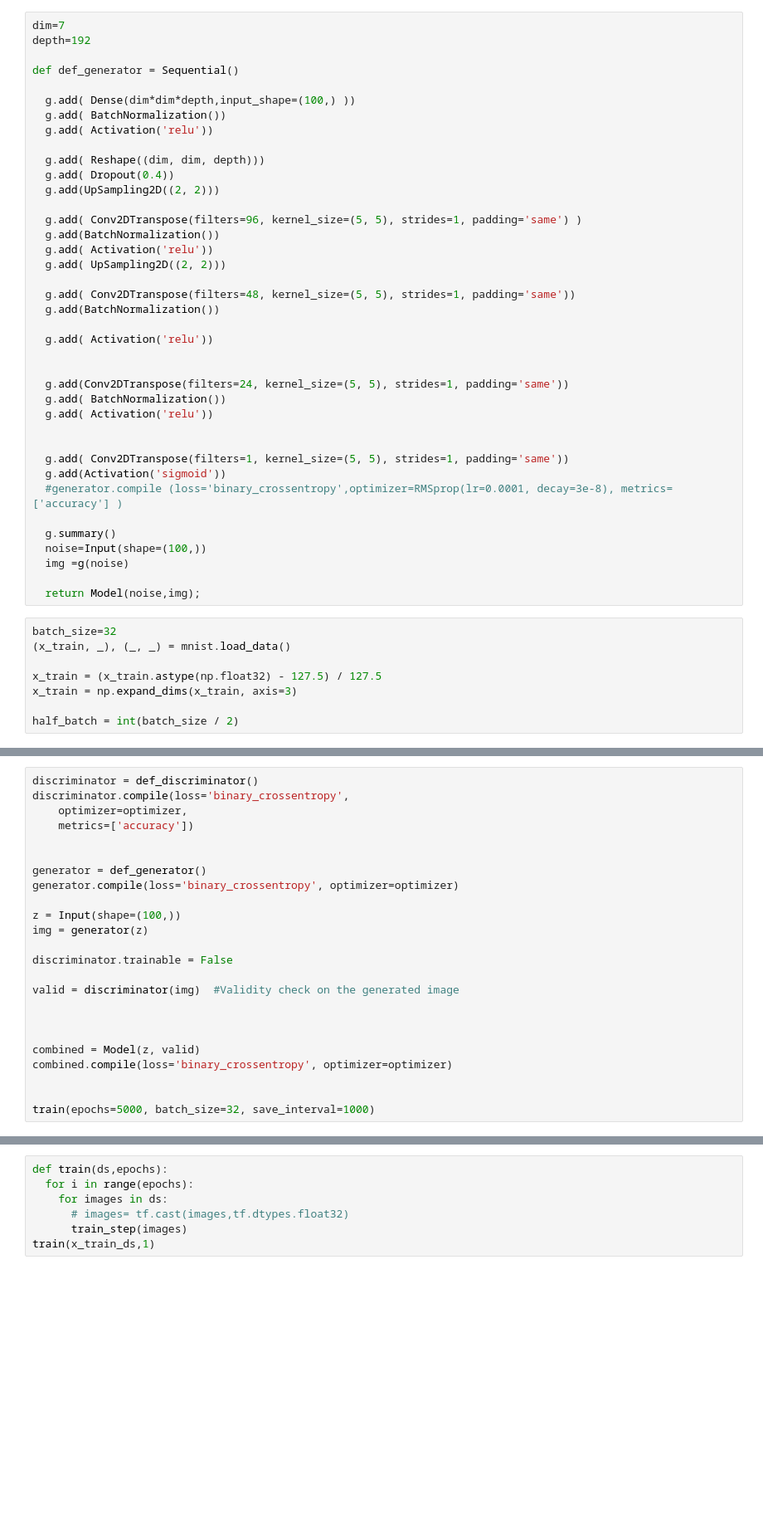
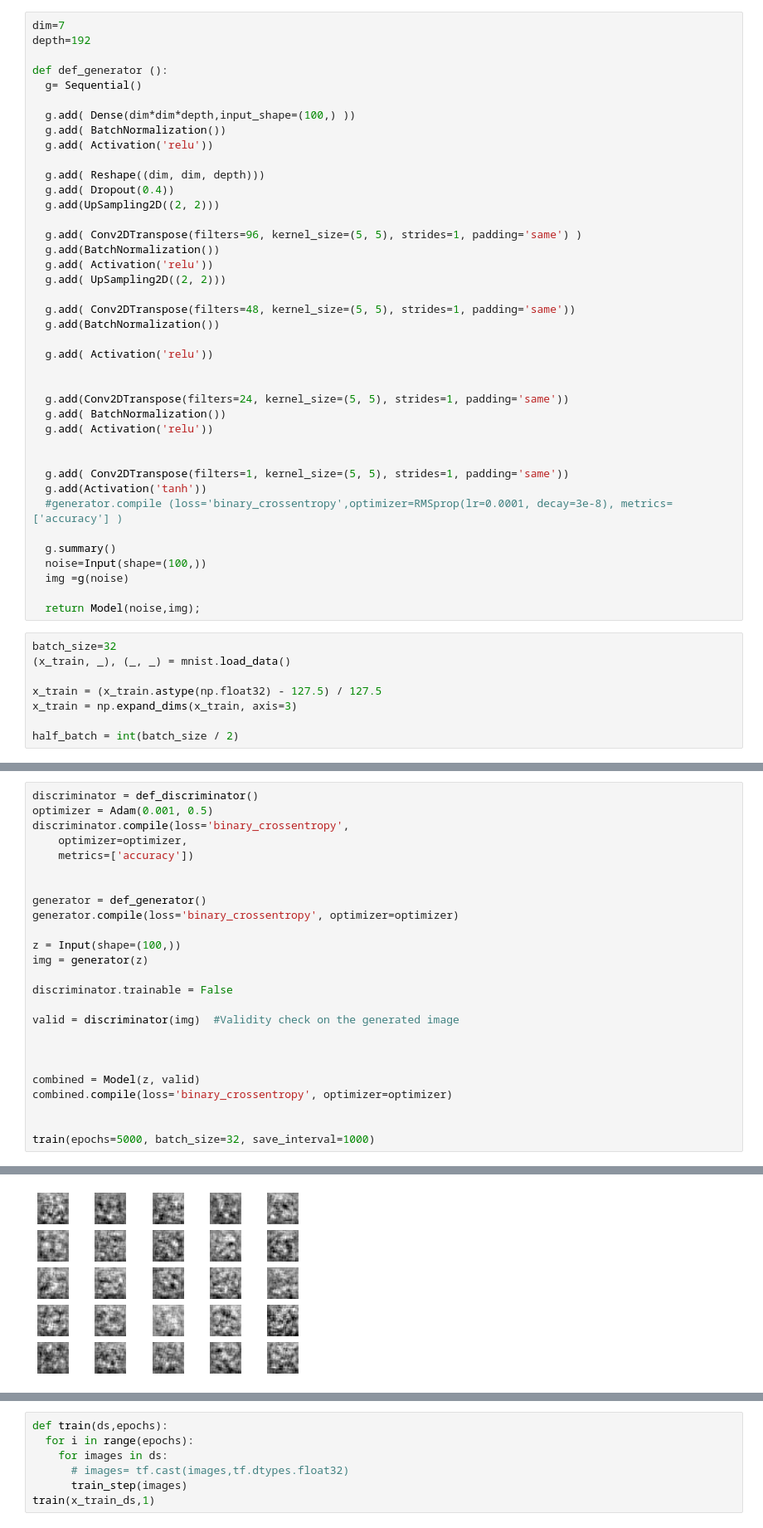
Before and after one commit to appersaravanan/Semeter-2-Assignment-1, a Jupyter notebook: GAN.ipynb, the cells around one changed output, grey strips where cells are left out. Shown at 83% size. Cells and saved outputs as stored; diff of their text form; blank space fills up the shorter version.

Commit message:
With TANH

```diff
--- a/GAN.ipynb
+++ b/GAN.ipynb
@@ -57,7 +57,8 @@ def def_discriminator():
 dim=7
 depth=192
 
-def def_generator = Sequential()
+def def_generator ():
+  g= Sequential()
 
   g.add( Dense(dim*dim*depth,input_shape=(100,) ))
   g.add( BatchNormalization())
@@ -84,7 +85,7 @@ def def_generator = Sequential()
 
 
   g.add( Conv2DTranspose(filters=1, kernel_size=(5, 5), strides=1, padding='same'))
-  g.add(Activation('sigmoid'))
+  g.add(Activation('tanh'))
   #generator.compile (loss='binary_crossentropy',optimizer=RMSprop(lr=0.0001, decay=3e-8), metrics=['accuracy'] )
 
   g.summary()
@@ -143,5 +145,6 @@ def save_imgs(epoch):
 # %%
 discriminator = def_discriminator()
+optimizer = Adam(0.001, 0.5)
 discriminator.compile(loss='binary_crossentropy',
     optimizer=optimizer,
     metrics=['accuracy'])
@@ -184,0 +188 @@ _________________________________________________________________
+[figure, added]
```
Also changed, not shown: parts of 5 cells of this notebook.
